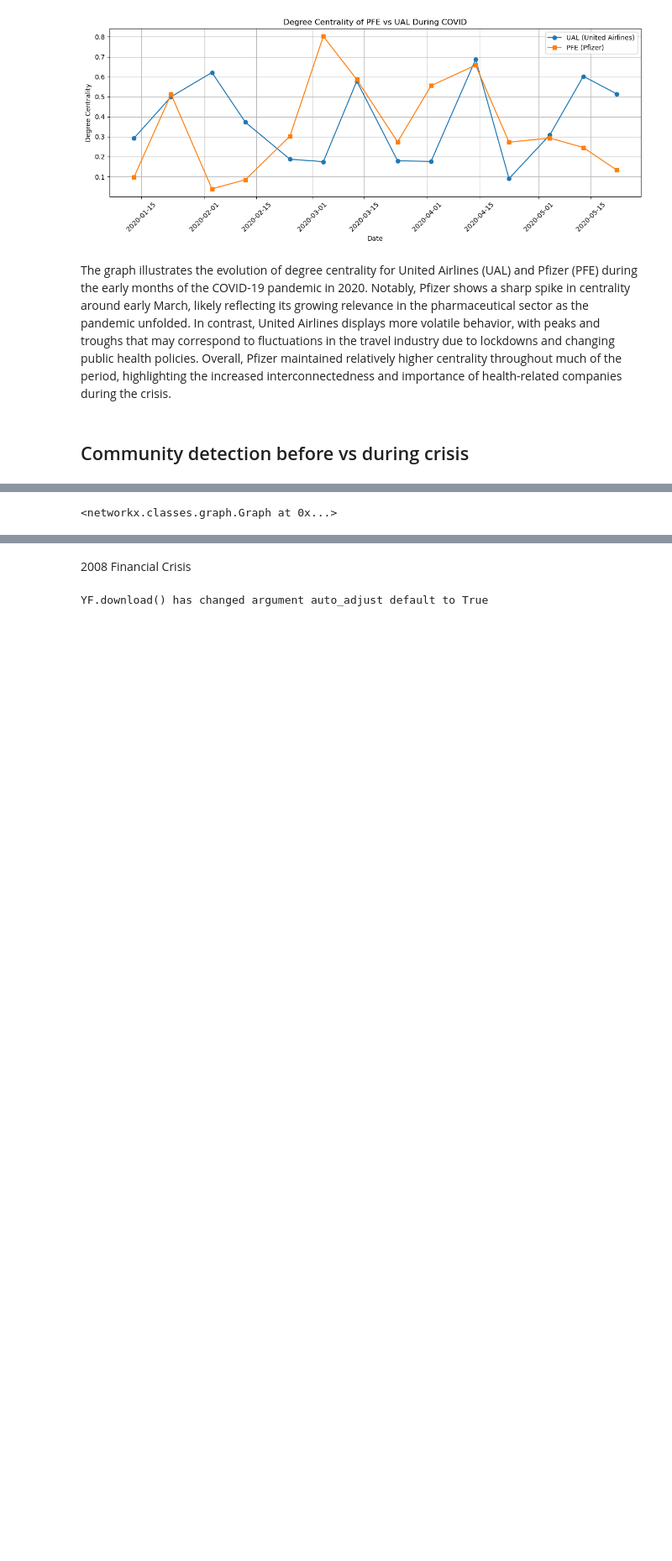
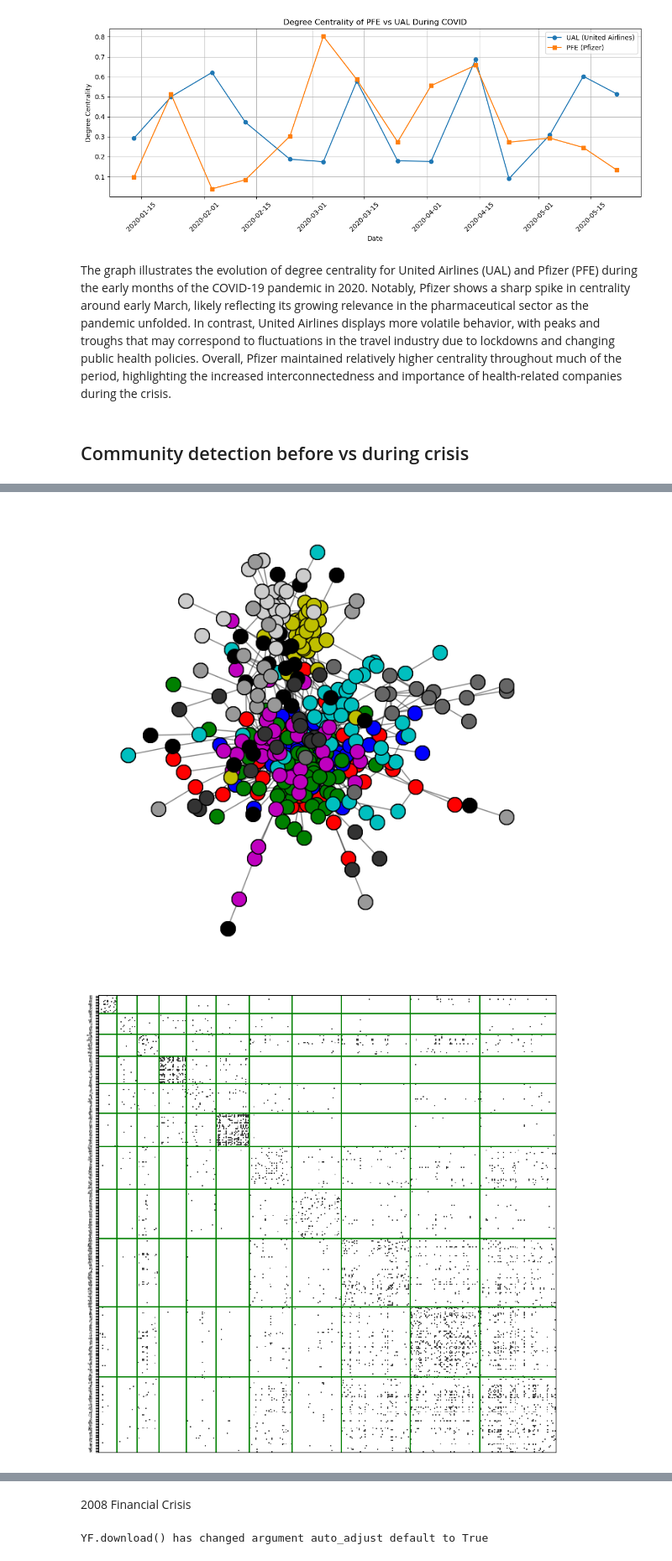
Before and after one commit to HSellis/INA-Project, a Jupyter notebook: crisis_analysis.ipynb, the cells around one changed output, grey strips where cells are left out. Shown at 84% size. Saved outputs shown, nothing was run; the diff lists cells and outputs as text; code cells hidden in the pictures; blank space fills up the shorter version.

```diff
--- a/crisis_analysis.ipynb
+++ b/crisis_analysis.ipynb
@@ -166,16 +175,22 @@ def LCC(G):
 # %%
 before_crisis = df_covid.loc["2020-01-01": "2020-02-01"]
 before_crisis_correlations = before_crisis.corr()
 before_crisis_correlations
 
 stocks_info = get_sp500_stocks_info()
 G_pos, G_neg = correlation_to_pos_neg_graphs(before_crisis_correlations, stocks_info, 0.7)
 info(G_pos)
+
+lcc = LCC(G_pos)
+communities = clustering(lcc, "sector")
+viz.plot_network_clusters(lcc, communities, nx.spring_layout(lcc))
+plot_block_model(lcc, communities, save_file=False)
 # %% [output]
        Graph | 'pos_correlations'
        Nodes | 502 (97)
        Edges | 2,026 (0)
       Degree | 8.07 (62)
          LCC | 79.5% (101)
   Clustering | 0.2548
-<networkx.classes.graph.Graph at 0x...>
+[figure, added]
+[figure, added]
```
Also changed, not shown: parts of 5 cells of this notebook.
